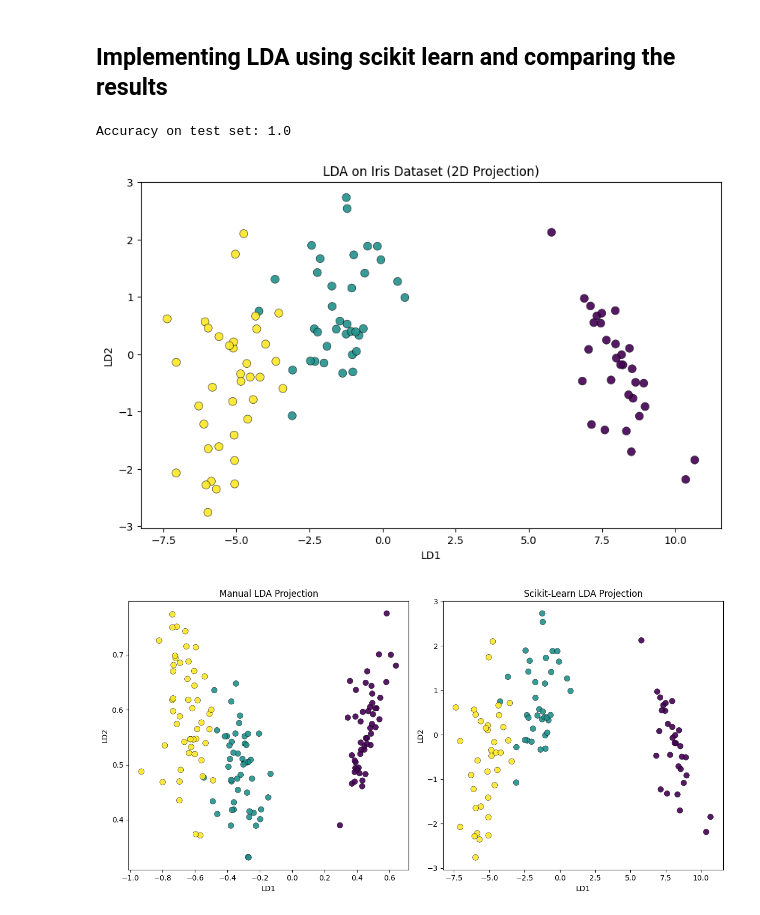
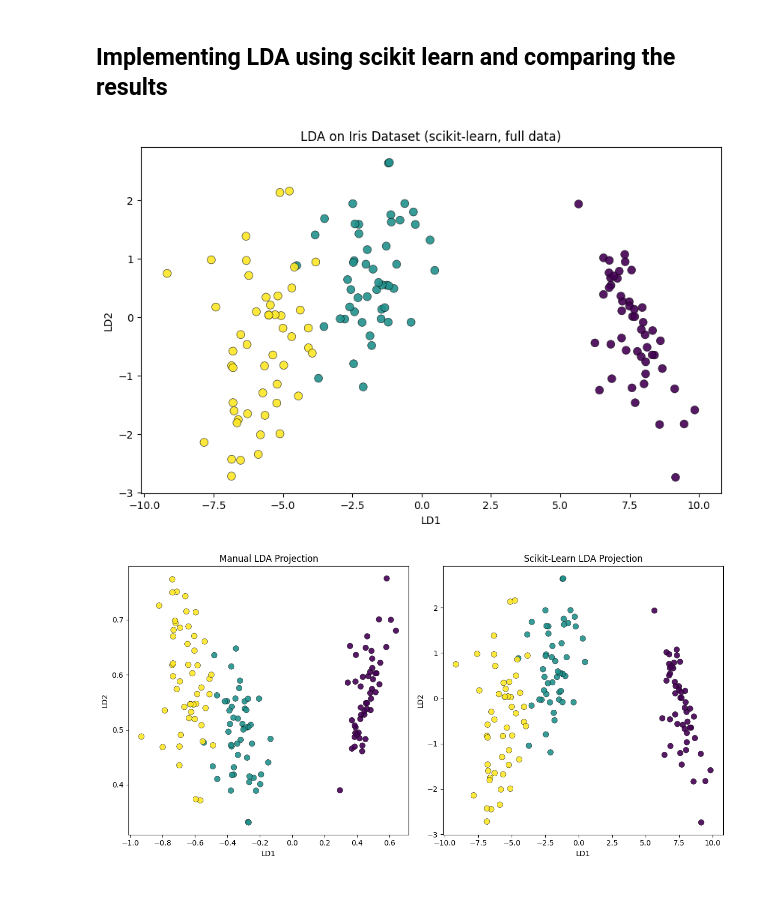
Before and after one commit to Meet2304/Pattern-Recognition, a Jupyter notebook: 5_Linear Discriminant Analysis_19Aug25.ipynb, the cells around one changed output. Cells and saved outputs as stored; diff of their text form; code cells hidden in the pictures.

```diff
--- a/5_Linear Discriminant Analysis_19Aug25.ipynb
+++ b/5_Linear Discriminant Analysis_19Aug25.ipynb
@@ -266,42 +266,32 @@ plt.show()
 # %% [markdown]
 ## Implementing LDA using scikit learn and comparing the results
 # %%
-# Implementing LDA on the Iris Dataset using scikit learn
+# Implementing LDA on the Iris Dataset using scikit-learn (for comparison only)
 import matplotlib.pyplot as plt
 import seaborn as sns
 from sklearn import datasets
 from sklearn.discriminant_analysis import LinearDiscriminantAnalysis
-from sklearn.model_selection import train_test_split
-from sklearn.metrics import accuracy_score
 
 # Load Iris dataset
 iris = datasets.load_iris()
 X = iris.data   # features
 y = iris.target # labels
 
-# Split data into train and test sets
-X_train, X_test, y_train, y_test = train_test_split(X, y, test_size=0.3, random_state=42)
+# Initialize and fit LDA model on the full dataset
+lda = LinearDiscriminantAnalysis(n_components=2)  # reduce to 2D for visualization
+X_lda_sk = lda.fit_transform(X, y)
 
-# Initialize and fit LDA model
-lda = LinearDiscriminantAnalysis(n_components=2)  # reduce to 2D for visualization
-X_train_lda = lda.fit_transform(X_train, y_train)
-X_test_lda = lda.transform(X_test)
-
-# Train accuracy
-y_pred = lda.predict(X_test)
-print("Accuracy on test set:", accuracy_score(y_test, y_pred))
-
-# Plot the transformed features to match the manual LDA projection style (viridis colormap)
+# Plot the transformed features to match the manual LDA projection style
 plt.figure(figsize=(10, 6))
-# match marker size and style used earlier, remove colorbar for same look
-plt.scatter(X_train_lda[:,0], X_train_lda[:,1], c=y_train, cmap='viridis', s=60, alpha=0.9, edgecolors='k', linewidths=0.4)
-plt.title("LDA on Iris Dataset (2D Projection)")
+plt.scatter(X_lda_sk[:, 0], X_lda_sk[:, 1],
+            c=y, cmap='viridis',
+            s=60, alpha=0.9, edgecolors='k', linewidths=0.4)
+plt.title("LDA on Iris Dataset (scikit-learn, full data)")
 plt.xlabel("LD1")
 plt.ylabel("LD2")
 plt.show()
 # %% [output]
-Accuracy on test set: 1.0
-[figure, old version]
+[figure, new version]
 # %%
 # Comparing the results of manual LDA and LDA using scikit learn
 plt.figure(figsize=(12, 6))
@@ -318,11 +308,11 @@ X_full = iris_df.iloc[:, :-1].values
 y_full = pd.factorize(iris_df['species'])[0]
 X_lda_sk = lda_full.fit_transform(X_full, y_full)
 plt.subplot(1, 2, 2)
-plt.scatter(X_train_lda[:,0], X_train_lda[:,1], c=y_train, cmap='viridis', s=60, alpha=0.9, edgecolors='k', linewidths=0.4)
+plt.scatter(X_lda_sk[:, 0], X_lda_sk[:, 1], c=y_full, cmap='viridis', s=60, alpha=0.9, edgecolors='k', linewidths=0.4)
 plt.title("Scikit-Learn LDA Projection")
 plt.xlabel("LD1")
 plt.ylabel("LD2")
 plt.tight_layout()
 plt.show()
 # %% [output]
-[figure, old version]
+[figure, new version]
```
